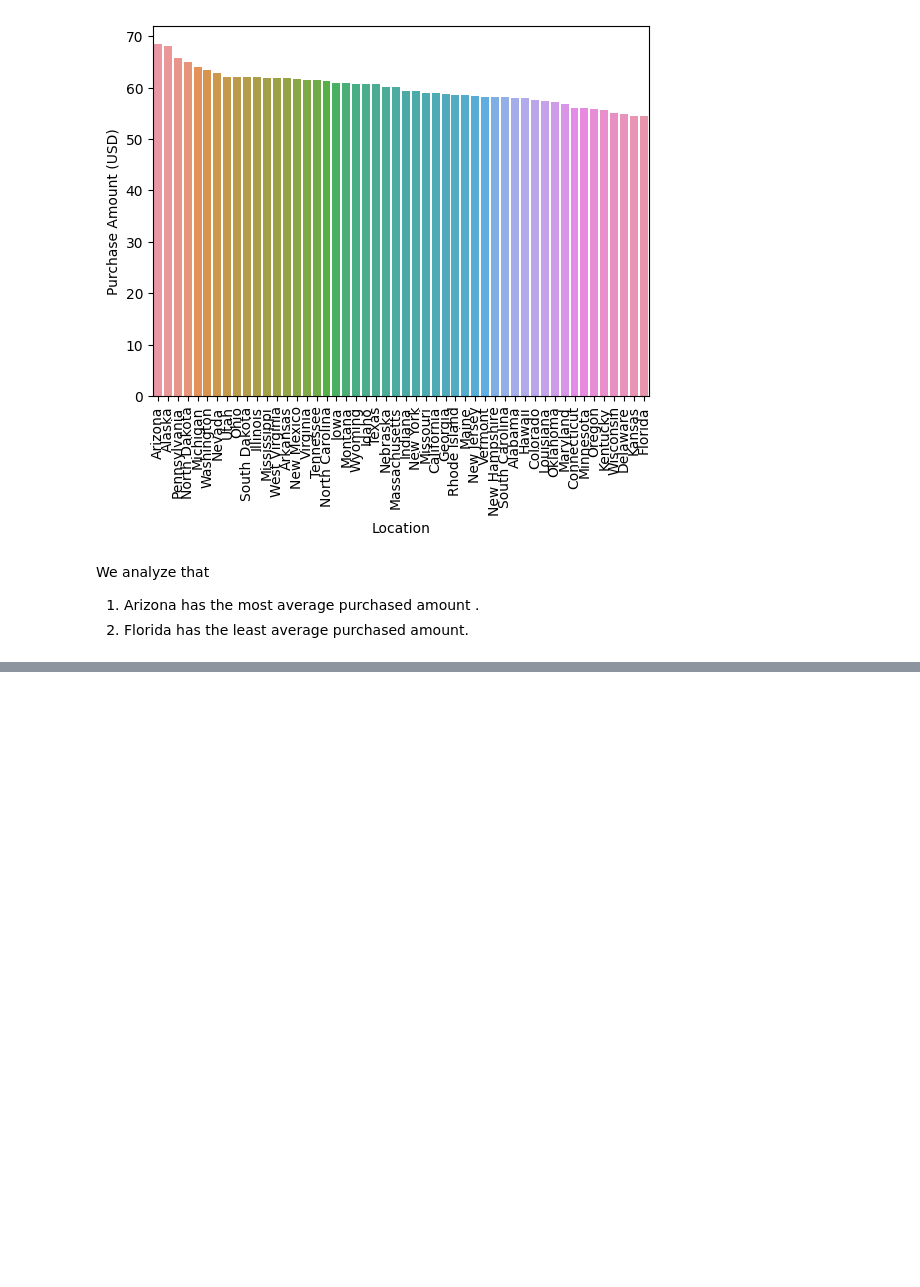
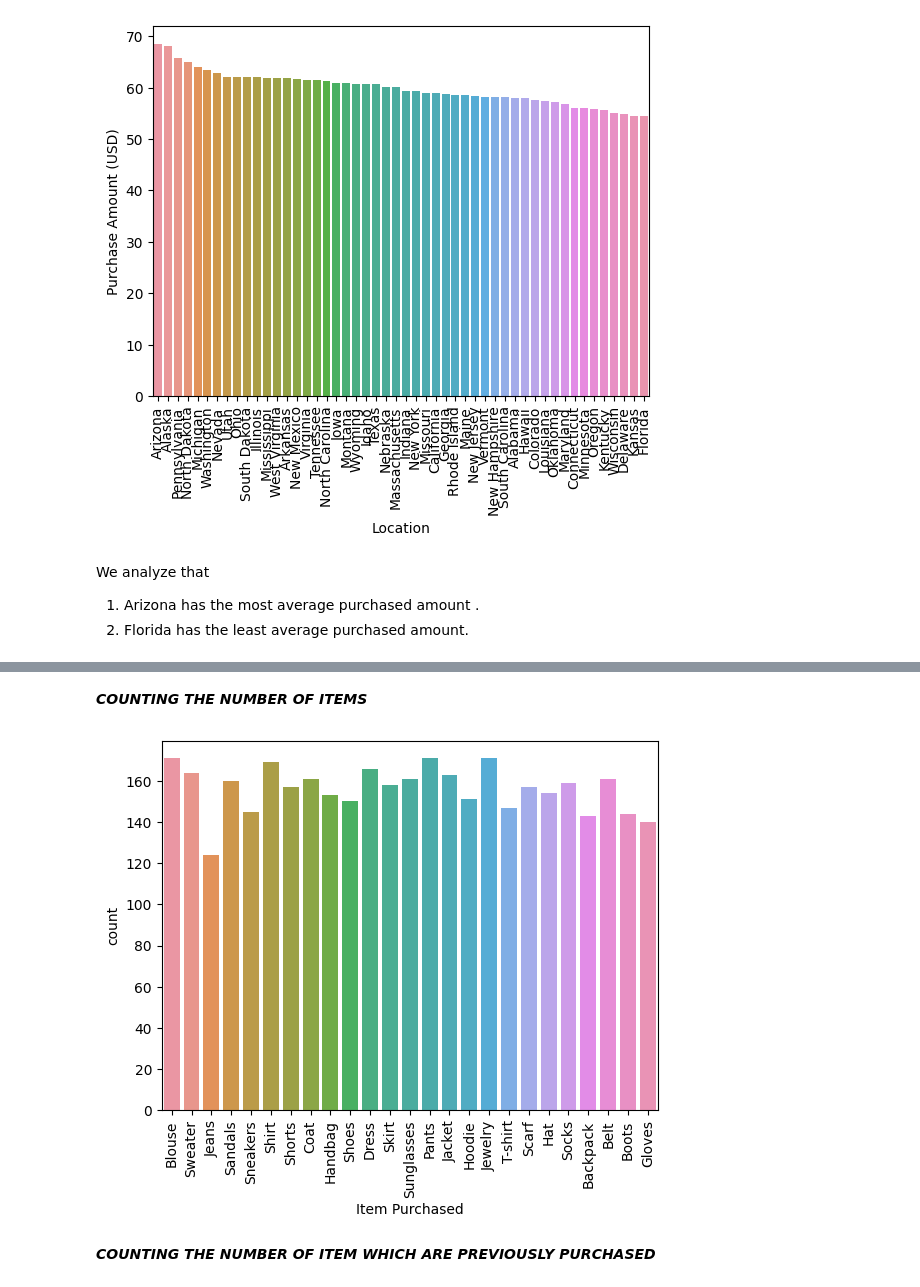
Before and after one commit to vanshikagoyal6396/MLCOE_TASK1_DIABETES, a Jupyter notebook: EDA2.ipynb, the cells around one changed output, grey strips where cells are left out. Drawn from its saved outputs; the diff is of its cells as text; code cells hidden in the pictures; blank space fills up the shorter version.

```diff
--- a/EDA2.ipynb
+++ b/EDA2.ipynb
@@ -253,0 +312,10 @@ We analyze that
+# %% [markdown]
+***COUNTING THE NUMBER OF ITEMS***
+# %%
+sns.countplot(x='Item Purchased',data=data)
+plt.xticks(rotation=90)
+plt.show()
+# %% [output]
+[figure, added]
+# %% [markdown]
+***COUNTING THE NUMBER OF ITEM WHICH ARE PREVIOUSLY  PURCHASED***
```
Also changed, not shown: parts of 14 cells of this notebook.
